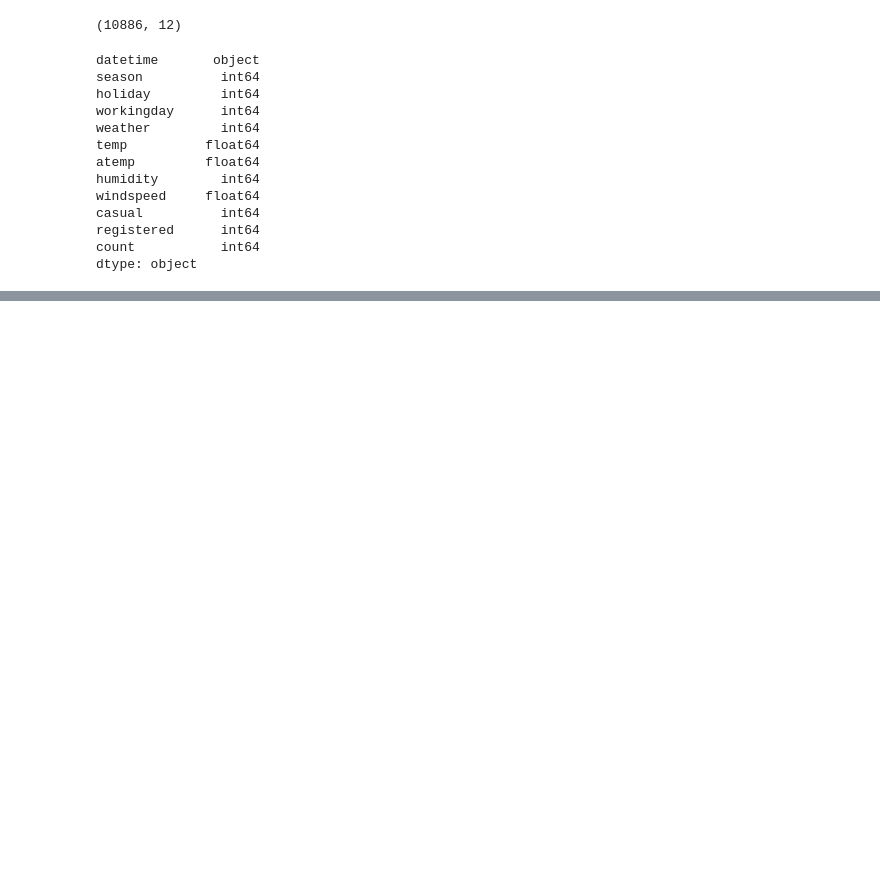
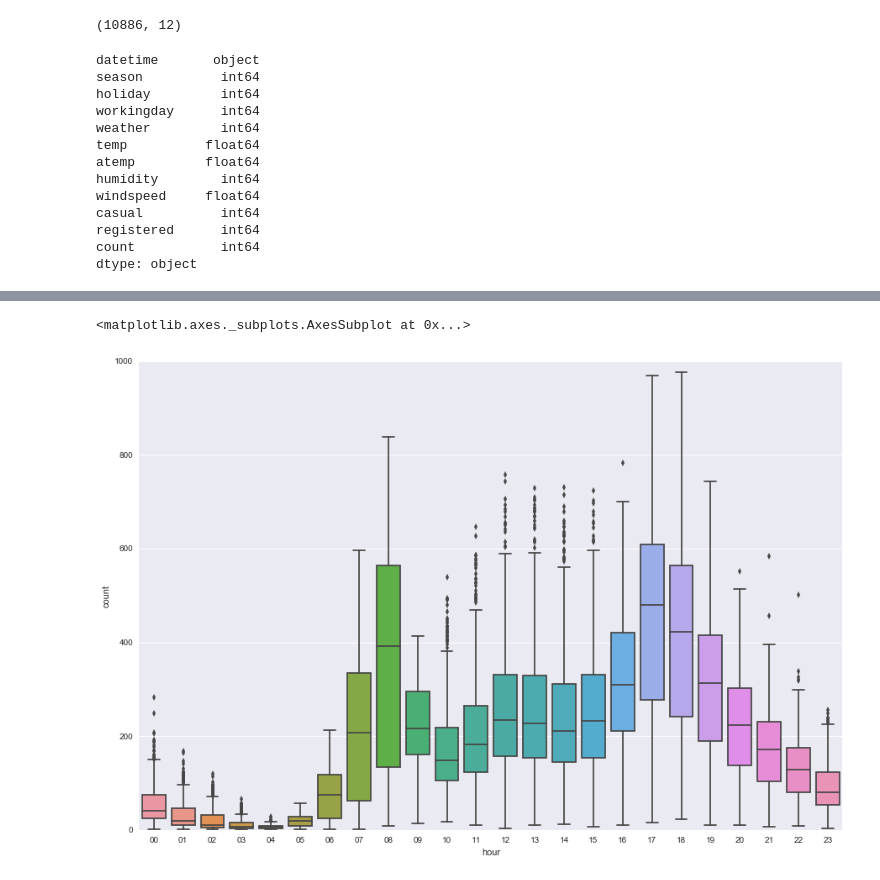
Before and after one commit to Vzzzz/kaggle-bike, a Jupyter notebook: solution.ipynb, the cells around one changed output, grey strips where cells are left out. Saved outputs shown, nothing was run; the diff lists cells and outputs as text; code cells hidden in the pictures; blank space fills up the shorter version.

```diff
--- a/solution.ipynb
+++ b/solution.ipynb
@@ -88,3 +104,9 @@ axes[1][1].set(xlabel='Working Day', ylabel='Count',title="Box Plot On Count Acr
+# %%
+fix, axes = plt.subplots(figsize=(15, 10))
+sn.boxplot(data=train, y="count",x="hour", ax=axes)
+# %% [output]
+<matplotlib.axes._subplots.AxesSubplot at 0x...>
+[figure, added]
 # %%
 trainWithoutOutliers = train[np.abs(train["count"]-train["count"].mean())<=(3*train["count"].std())]
 # %%
```
Also changed, not shown: parts of 15 cells of this notebook.
